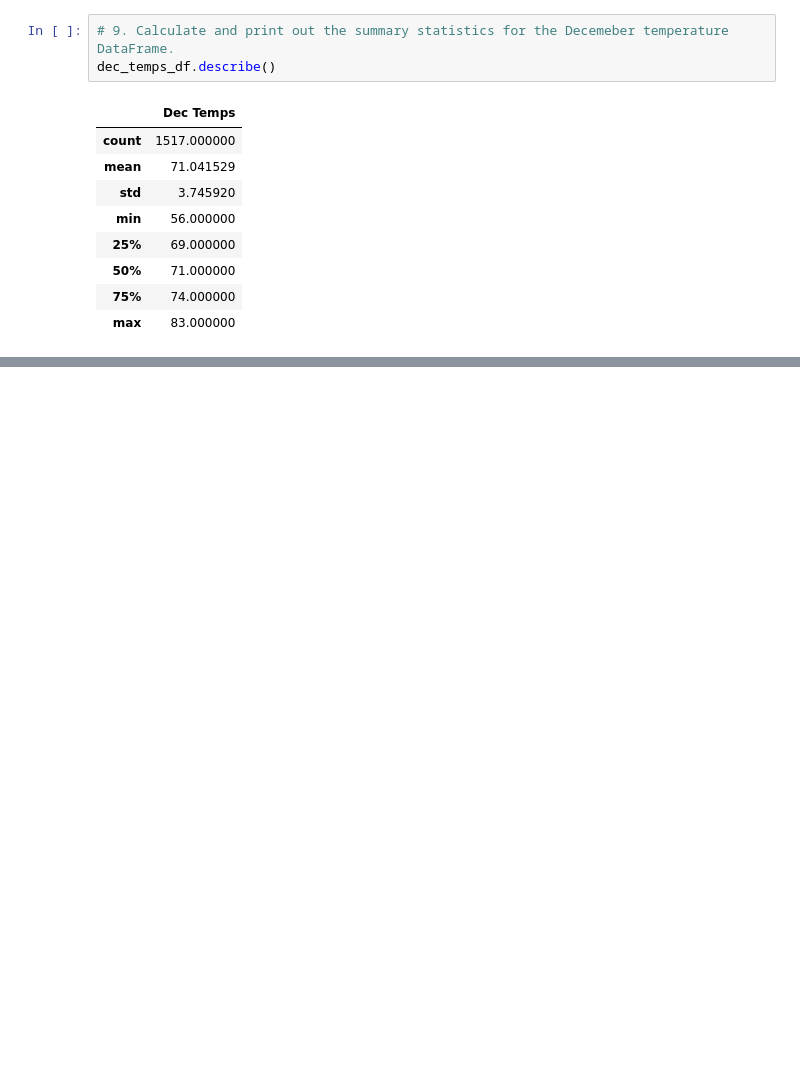
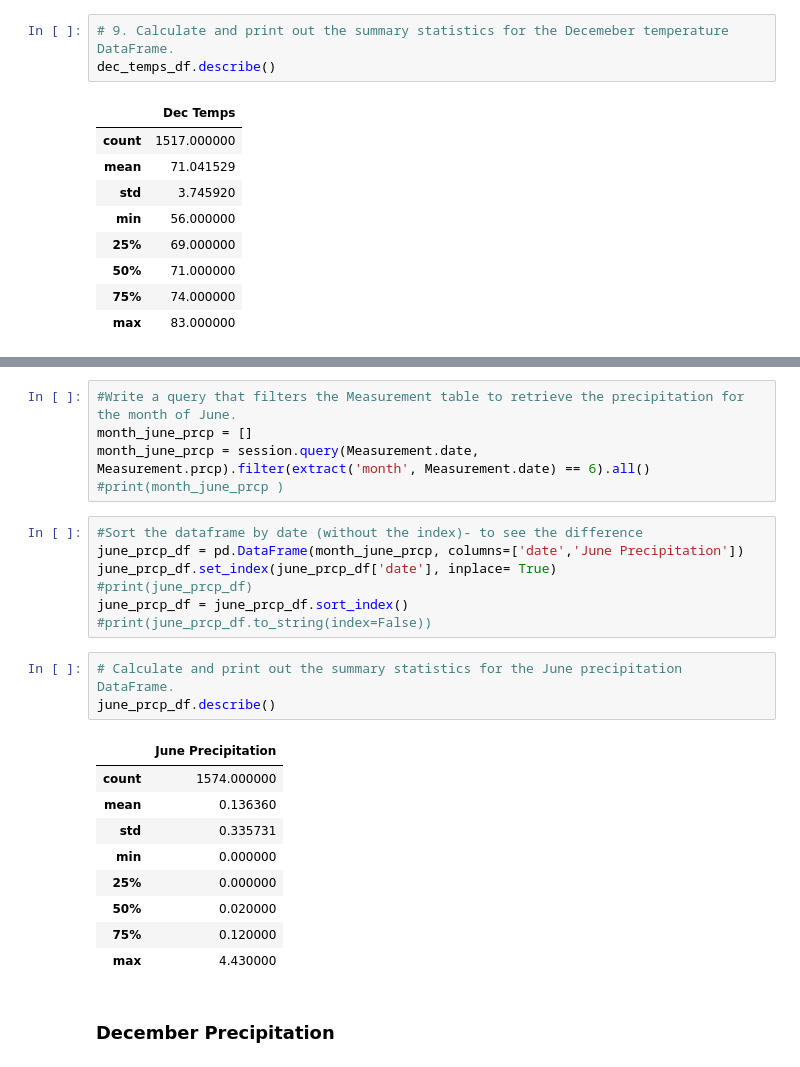
Before and after one commit to duygusimsek/surfs_up, a Jupyter notebook: SurfsUp_Challenge.ipynb, the cells around one changed output, grey strips where cells are left out. Drawn from its saved outputs; the diff is of its cells as text; blank space fills up the shorter version.

```diff
--- a/SurfsUp_Challenge.ipynb
+++ b/SurfsUp_Challenge.ipynb
@@ -86,0 +116,27 @@ dec_temps_df.describe()
+# %%
+#Write a query that filters the Measurement table to retrieve the precipitation for the month of June.
+month_june_prcp = []
+month_june_prcp = session.query(Measurement.date, Measurement.prcp).filter(extract('month', Measurement.date) == 6).all()
+#print(month_june_prcp )
+# %%
+#Sort the dataframe by date (without the index)- to see the difference
+june_prcp_df = pd.DataFrame(month_june_prcp, columns=['date','June Precipitation'])
+june_prcp_df.set_index(june_prcp_df['date'], inplace= True)
+#print(june_prcp_df)
+june_prcp_df = june_prcp_df.sort_index()
+#print(june_prcp_df.to_string(index=False))
+# %%
+# Calculate and print out the summary statistics for the June precipitation DataFrame.
+june_prcp_df.describe()
+# %% [output]
+|  | June Precipitation |
+| count | 1574.000000 |
+| mean | 0.136360 |
+| std | 0.335731 |
+| min | 0.000000 |
+| 25% | 0.000000 |
+| 50% | 0.020000 |
+| 75% | 0.120000 |
+| max | 4.430000 |
+# %% [markdown]
+### December Precipitation
```
Also changed, not shown: parts of 10 cells of this notebook.
